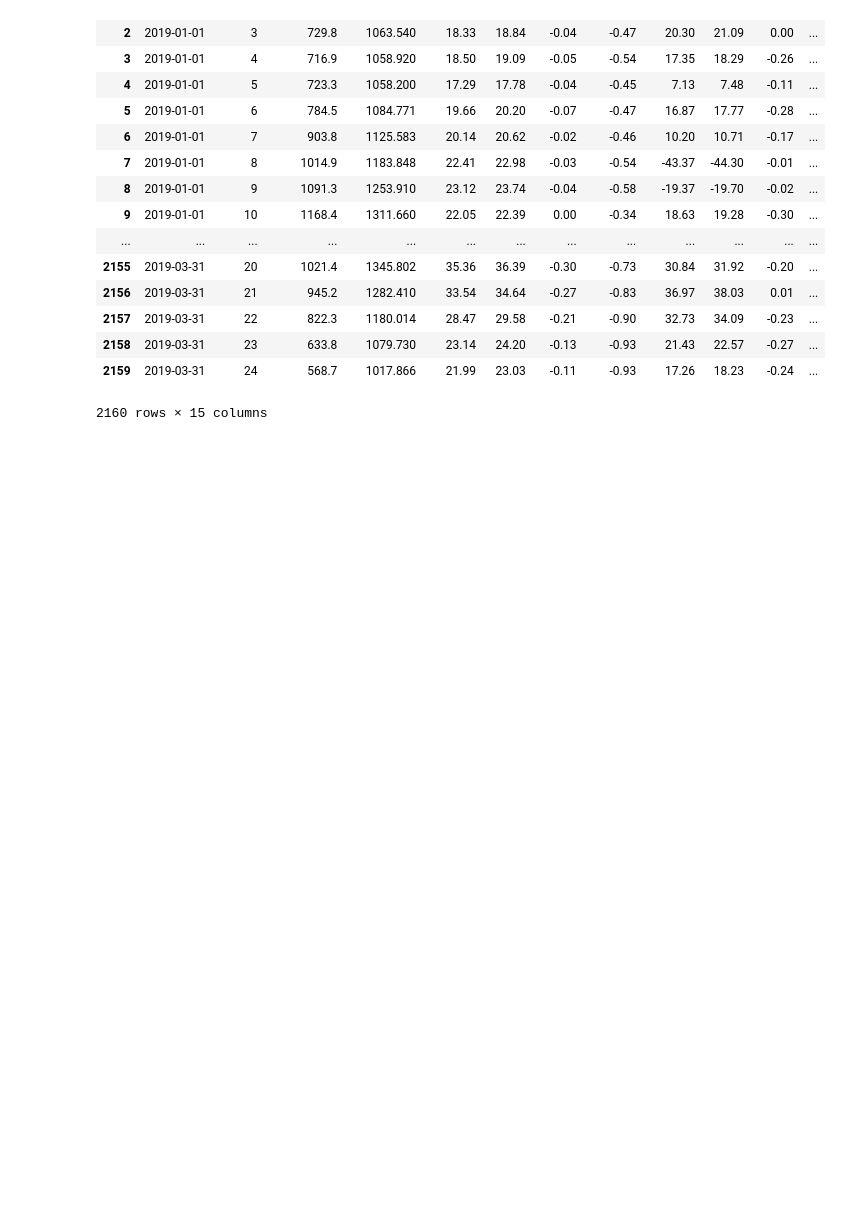
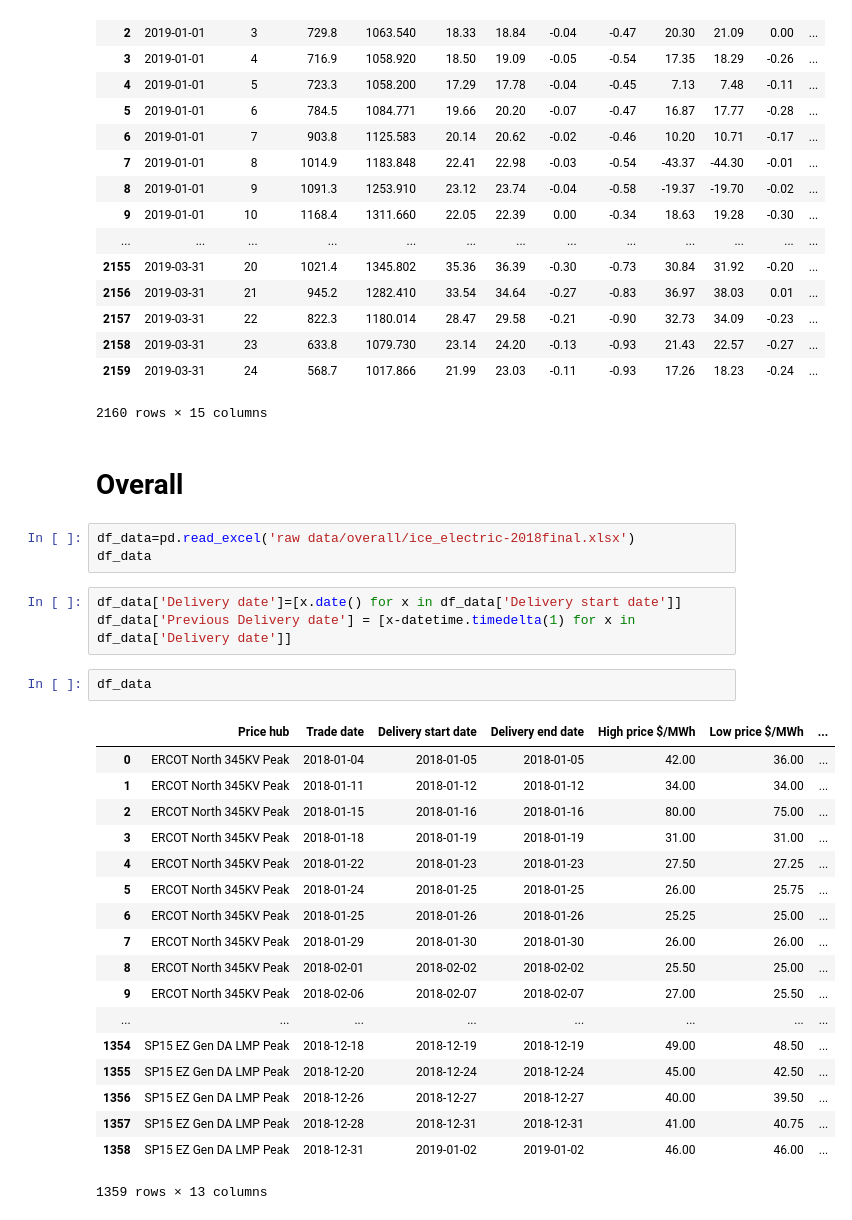
Before and after one commit to chaweewatp/paper04, a Jupyter notebook: Retrieve Emission data.ipynb, the cells around one changed output. Cells and saved outputs as stored; diff of their text form; blank space fills up the shorter version.

```diff
--- a/Retrieve Emission data.ipynb
+++ b/Retrieve Emission data.ipynb
@@ -88,3 +131,32 @@ df_electricity_price_data
 | 2158 | 2019-03-31 | 23 | 633.8 | 1079.730 | 23.14 | 24.20 | -0.13 | -0.93 | 21.43 | 22.57 | -0.27 | ... |
 | 2159 | 2019-03-31 | 24 | 568.7 | 1017.866 | 21.99 | 23.03 | -0.11 | -0.93 | 17.26 | 18.23 | -0.24 | ... |
 2160 rows × 15 columns
+# %% [markdown]
+# Overall
+# %%
+df_data=pd.read_excel('raw data/overall/ice_electric-2018final.xlsx')
+df_data
+# %%
+df_data['Delivery date']=[x.date() for x in df_data['Delivery start date']]
+df_data['Previous Delivery date'] = [x-datetime.timedelta(1) for x in df_data['Delivery date']]
+# %%
+df_data
+# %% [output]
+|  | Price hub | Trade date | Delivery start date | Delivery end date | High price $/MWh | Low price $/MWh | ... |
+| 0 | ERCOT North 345KV Peak | 2018-01-04 | 2018-01-05 | 2018-01-05 | 42.00 | 36.00 | ... |
+| 1 | ERCOT North 345KV Peak | 2018-01-11 | 2018-01-12 | 2018-01-12 | 34.00 | 34.00 | ... |
+| 2 | ERCOT North 345KV Peak | 2018-01-15 | 2018-01-16 | 2018-01-16 | 80.00 | 75.00 | ... |
+| 3 | ERCOT North 345KV Peak | 2018-01-18 | 2018-01-19 | 2018-01-19 | 31.00 | 31.00 | ... |
+| 4 | ERCOT North 345KV Peak | 2018-01-22 | 2018-01-23 | 2018-01-23 | 27.50 | 27.25 | ... |
+| 5 | ERCOT North 345KV Peak | 2018-01-24 | 2018-01-25 | 2018-01-25 | 26.00 | 25.75 | ... |
+| 6 | ERCOT North 345KV Peak | 2018-01-25 | 2018-01-26 | 2018-01-26 | 25.25 | 25.00 | ... |
+| 7 | ERCOT North 345KV Peak | 2018-01-29 | 2018-01-30 | 2018-01-30 | 26.00 | 26.00 | ... |
+| 8 | ERCOT North 345KV Peak | 2018-02-01 | 2018-02-02 | 2018-02-02 | 25.50 | 25.00 | ... |
+| 9 | ERCOT North 345KV Peak | 2018-02-06 | 2018-02-07 | 2018-02-07 | 27.00 | 25.50 | ... |
+| ... | ... | ... | ... | ... | ... | ... | ... |
+| 1354 | SP15 EZ Gen DA LMP Peak | 2018-12-18 | 2018-12-19 | 2018-12-19 | 49.00 | 48.50 | ... |
+| 1355 | SP15 EZ Gen DA LMP Peak | 2018-12-20 | 2018-12-24 | 2018-12-24 | 45.00 | 42.50 | ... |
+| 1356 | SP15 EZ Gen DA LMP Peak | 2018-12-26 | 2018-12-27 | 2018-12-27 | 40.00 | 39.50 | ... |
+| 1357 | SP15 EZ Gen DA LMP Peak | 2018-12-28 | 2018-12-31 | 2018-12-31 | 41.00 | 40.75 | ... |
+| 1358 | SP15 EZ Gen DA LMP Peak | 2018-12-31 | 2019-01-02 | 2019-01-02 | 46.00 | 46.00 | ... |
+1359 rows × 13 columns
```
Also changed, not shown: parts of 20 cells of this notebook, 7 other files.
